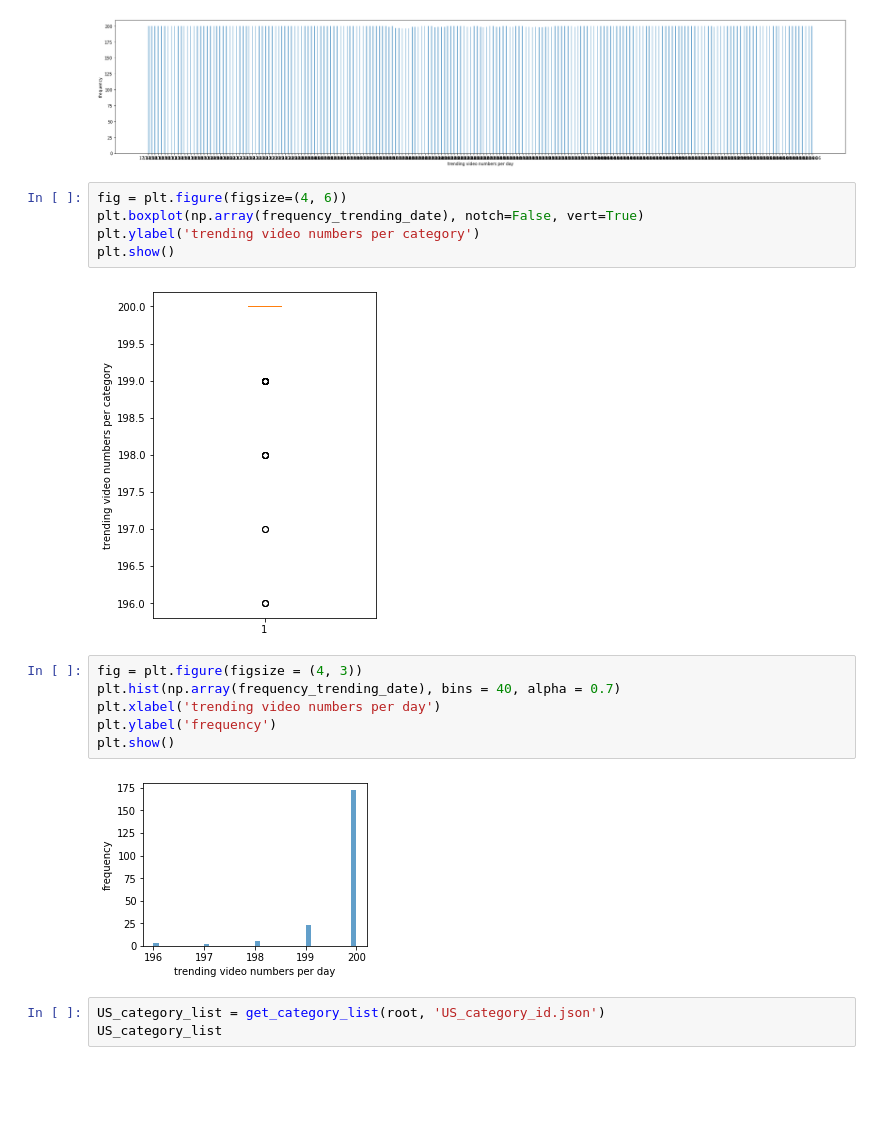
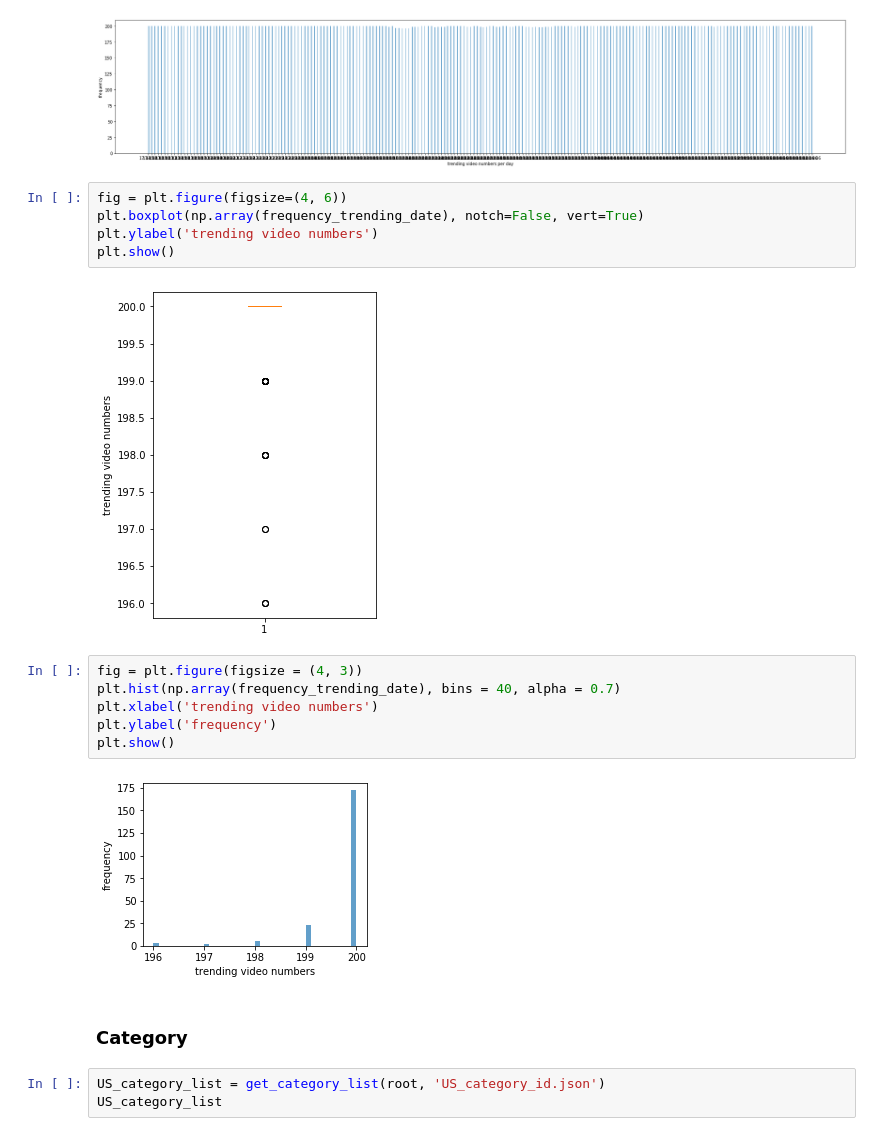
Before and after one commit to Wchoward/DataMiningClass, a Jupyter notebook: youtube.ipynb, the cells around one changed output. Cells and saved outputs as stored; diff of their text form; blank space fills up the shorter version.

```diff
--- a/youtube.ipynb
+++ b/youtube.ipynb
@@ -62,18 +71,20 @@ plt.show()
 # %%
 fig = plt.figure(figsize=(4, 6))
 plt.boxplot(np.array(frequency_trending_date), notch=False, vert=True)
-plt.ylabel('trending video numbers per category')
+plt.ylabel('trending video numbers')
 plt.show()
 # %% [output]
-[figure, old version]
+[figure, new version]
 # %%
 fig = plt.figure(figsize = (4, 3))
 plt.hist(np.array(frequency_trending_date), bins = 40, alpha = 0.7)
-plt.xlabel('trending video numbers per day')
+plt.xlabel('trending video numbers')
 plt.ylabel('frequency')
 plt.show()
 # %% [output]
-[figure, old version]
+[figure, new version]
+# %% [markdown]
+### Category
 # %%
 US_category_list = get_category_list(root, 'US_category_id.json')
 US_category_list
```
Also changed, not shown: parts of 25 cells of this notebook.
